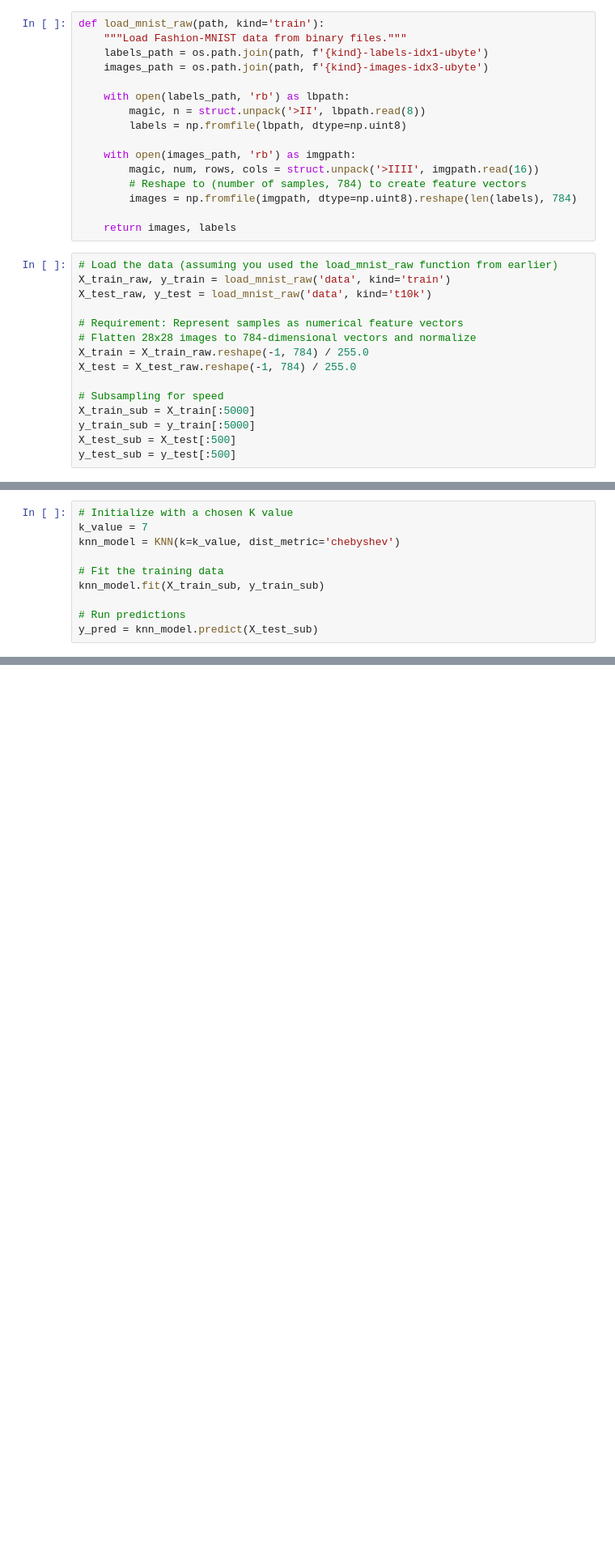
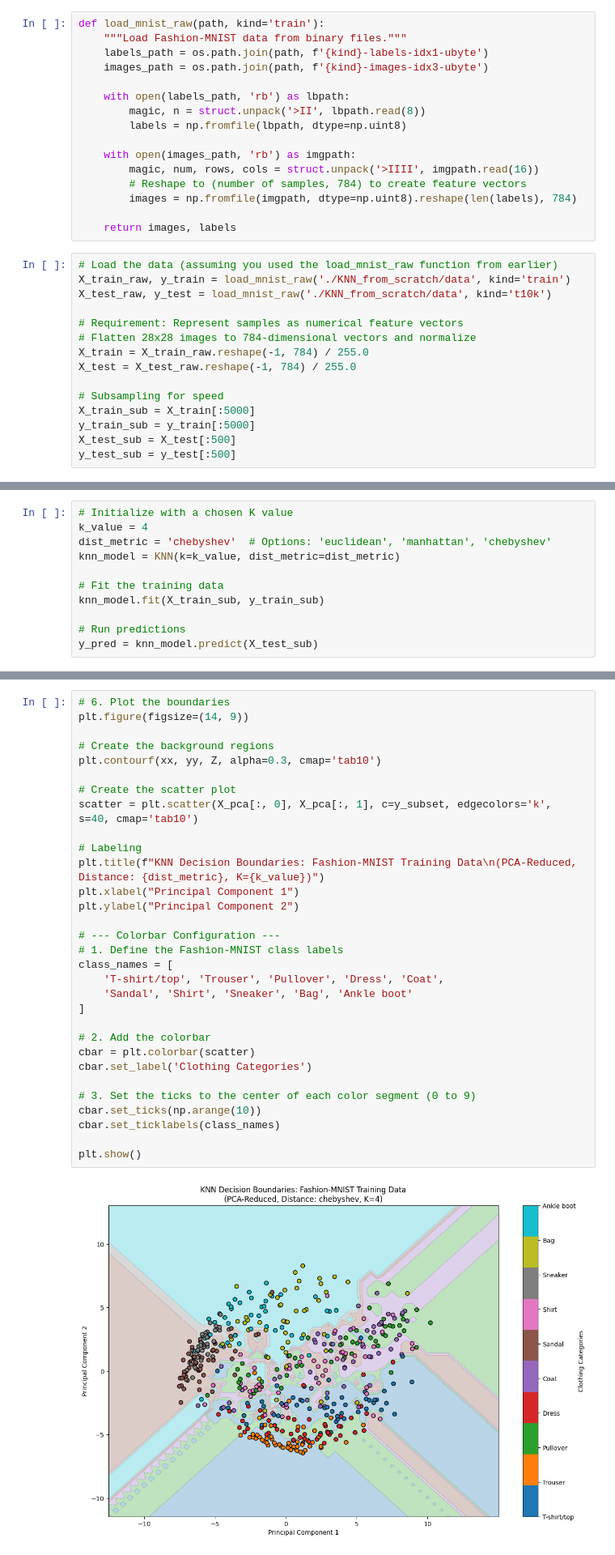
Before and after one commit to p-retrover/basic_machine_learning, a Jupyter notebook: KNN_from_scratch/knn.ipynb, the cells around one changed output, grey strips where cells are left out. Shown at 81% size. Drawn from its saved outputs; the diff is of its cells as text; blank space fills up the shorter version.

Commit message:
added decision boundaries for knn and logistic regression implementation

```diff
--- a/KNN_from_scratch/knn.ipynb
+++ b/KNN_from_scratch/knn.ipynb
@@ -83,8 +83,8 @@ def load_mnist_raw(path, kind='train'):
     return images, labels
 # %%
 # Load the data (assuming you used the load_mnist_raw function from earlier)
-X_train_raw, y_train = load_mnist_raw('data', kind='train')
-X_test_raw, y_test = load_mnist_raw('data', kind='t10k')
+X_train_raw, y_train = load_mnist_raw('./KNN_from_scratch/data', kind='train')
+X_test_raw, y_test = load_mnist_raw('./KNN_from_scratch/data', kind='t10k')
 
 # Requirement: Represent samples as numerical feature vectors
 # Flatten 28x28 images to 784-dimensional vectors and normalize
@@ -115,8 +115,9 @@ plt.show()
 [figure]
 # %%
 # Initialize with a chosen K value
-k_value = 7
-knn_model = KNN(k=k_value, dist_metric='chebyshev')
+k_value = 4
+dist_metric = 'chebyshev'  # Options: 'euclidean', 'manhattan', 'chebyshev'
+knn_model = KNN(k=k_value, dist_metric=dist_metric)
 
 # Fit the training data
 knn_model.fit(X_train_sub, y_train_sub)
@@ -136,0 +166,33 @@ Number of misclassified samples: 196
+# %%
+# 6. Plot the boundaries
+plt.figure(figsize=(14, 9))
+
+# Create the background regions
+plt.contourf(xx, yy, Z, alpha=0.3, cmap='tab10')
+
+# Create the scatter plot
+scatter = plt.scatter(X_pca[:, 0], X_pca[:, 1], c=y_subset, edgecolors='k', s=40, cmap='tab10')
+
+# Labeling
+plt.title(f"KNN Decision Boundaries: Fashion-MNIST Training Data\n(PCA-Reduced, Distance: {dist_metric}, K={k_value})")
+plt.xlabel("Principal Component 1")
+plt.ylabel("Principal Component 2")
+
+# --- Colorbar Configuration ---
+# 1. Define the Fashion-MNIST class labels
+class_names = [
+    'T-shirt/top', 'Trouser', 'Pullover', 'Dress', 'Coat',
+    'Sandal', 'Shirt', 'Sneaker', 'Bag', 'Ankle boot'
+]
+
+# 2. Add the colorbar
+cbar = plt.colorbar(scatter)
+cbar.set_label('Clothing Categories')
+
+# 3. Set the ticks to the center of each color segment (0 to 9)
+cbar.set_ticks(np.arange(10))
+cbar.set_ticklabels(class_names)
+
+plt.show()
+# %% [output]
+[figure, added]
```
Also changed, not shown: parts of 4 cells of this notebook, 7 other files.
